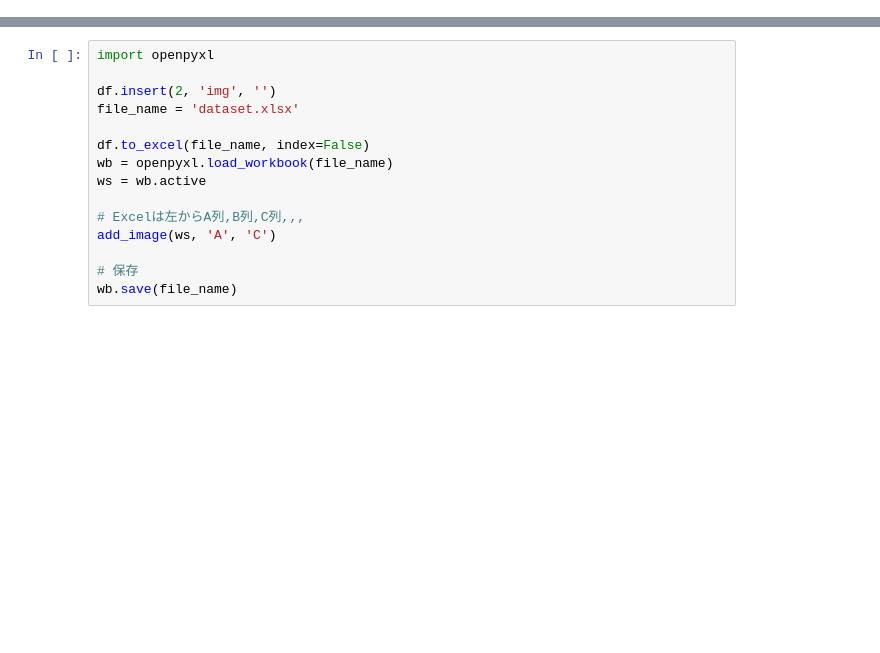
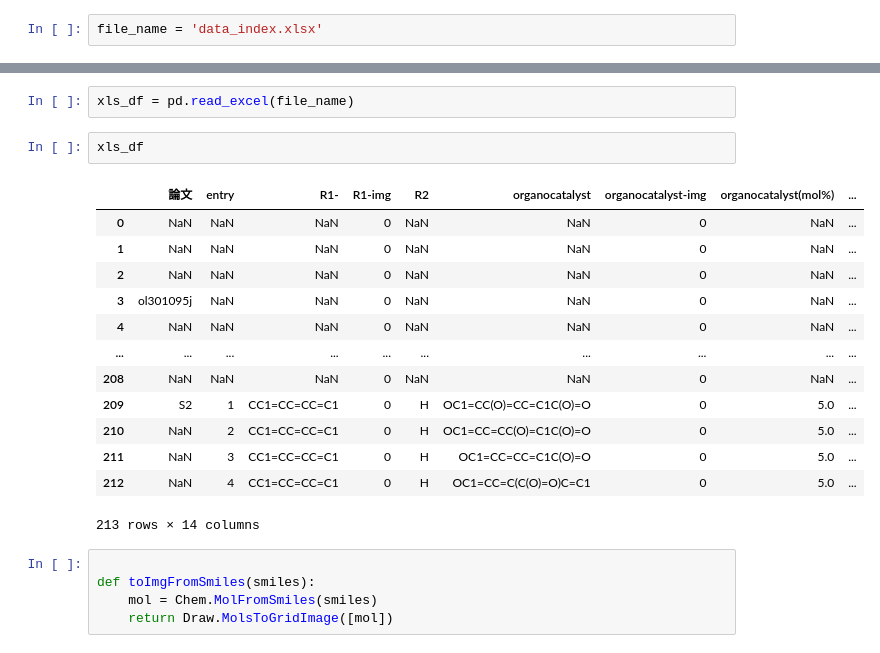
Before and after one commit to wwwyo/lab, a Jupyter notebook: toExcel.ipynb, the cells around one changed output, grey strips where cells are left out. Drawn from its saved outputs; the diff is of its cells as text; blank space fills up the shorter version.

```diff
--- a/toExcel.ipynb
+++ b/toExcel.ipynb
@@ -16,0 +29,2 @@ display(df)
+# %%
+file_name = 'data_index.xlsx'
@@ -59,15 +102,23 @@ def add_image(worksheet, smiles_column, image_column):
-# %%
-import openpyxl
-
-df.insert(2, 'img', '')
-file_name = 'dataset.xlsx'
-
-df.to_excel(file_name, index=False)
-wb = openpyxl.load_workbook(file_name)
-ws = wb.active
-
-# Excelは左からA列,B列,C列,,,
-add_image(ws, 'A', 'C')
-
-# 保存
-wb.save(file_name)
+# %%
+xls_df = pd.read_excel(file_name)
+# %%
+xls_df
+# %% [output]
+|  | 論文 | entry | R1- | R1-img | R2 | organocatalyst | organocatalyst-img | organocatalyst(mol%) | ... |
+| 0 | NaN | NaN | NaN | 0 | NaN | NaN | 0 | NaN | ... |
+| 1 | NaN | NaN | NaN | 0 | NaN | NaN | 0 | NaN | ... |
+| 2 | NaN | NaN | NaN | 0 | NaN | NaN | 0 | NaN | ... |
+| 3 | ol301095j | NaN | NaN | 0 | NaN | NaN | 0 | NaN | ... |
+| 4 | NaN | NaN | NaN | 0 | NaN | NaN | 0 | NaN | ... |
+| ... | ... | ... | ... | ... | ... | ... | ... | ... | ... |
+| 208 | NaN | NaN | NaN | 0 | NaN | NaN | 0 | NaN | ... |
+| 209 | S2 | 1 | CC1=CC=CC=C1 | 0 | H | OC1=CC(O)=CC=C1C(O)=O | 0 | 5.0 | ... |
+| 210 | NaN | 2 | CC1=CC=CC=C1 | 0 | H | OC1=CC=CC(O)=C1C(O)=O | 0 | 5.0 | ... |
+| 211 | NaN | 3 | CC1=CC=CC=C1 | 0 | H | OC1=CC=CC=C1C(O)=O | 0 | 5.0 | ... |
+| 212 | NaN | 4 | CC1=CC=CC=C1 | 0 | H | OC1=CC=C(C(O)=O)C=C1 | 0 | 5.0 | ... |
+213 rows × 14 columns
+# %%
+
+def toImgFromSmiles(smiles):
+    mol = Chem.MolFromSmiles(smiles)
+    return Draw.MolsToGridImage([mol])
```
Also changed, not shown: parts of 14 cells of this notebook.
